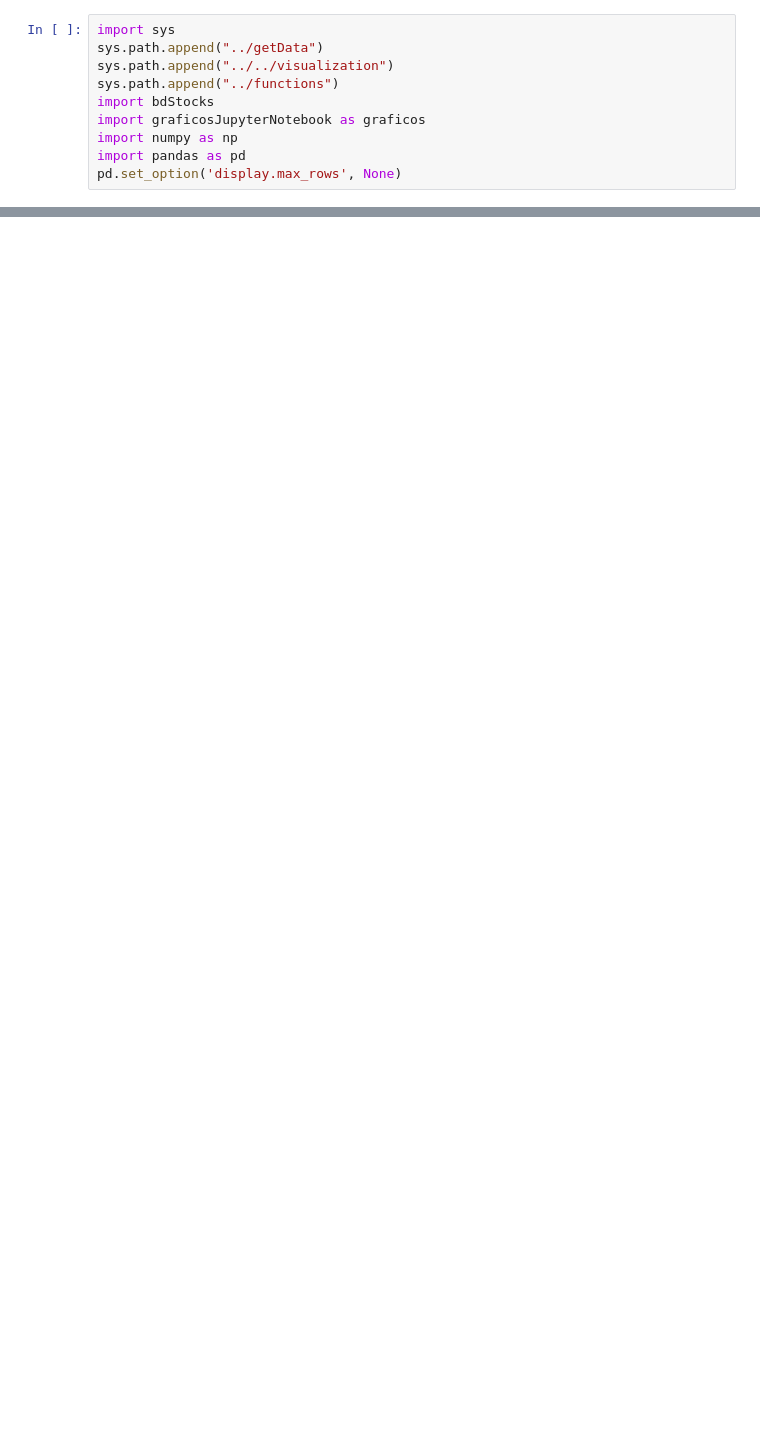
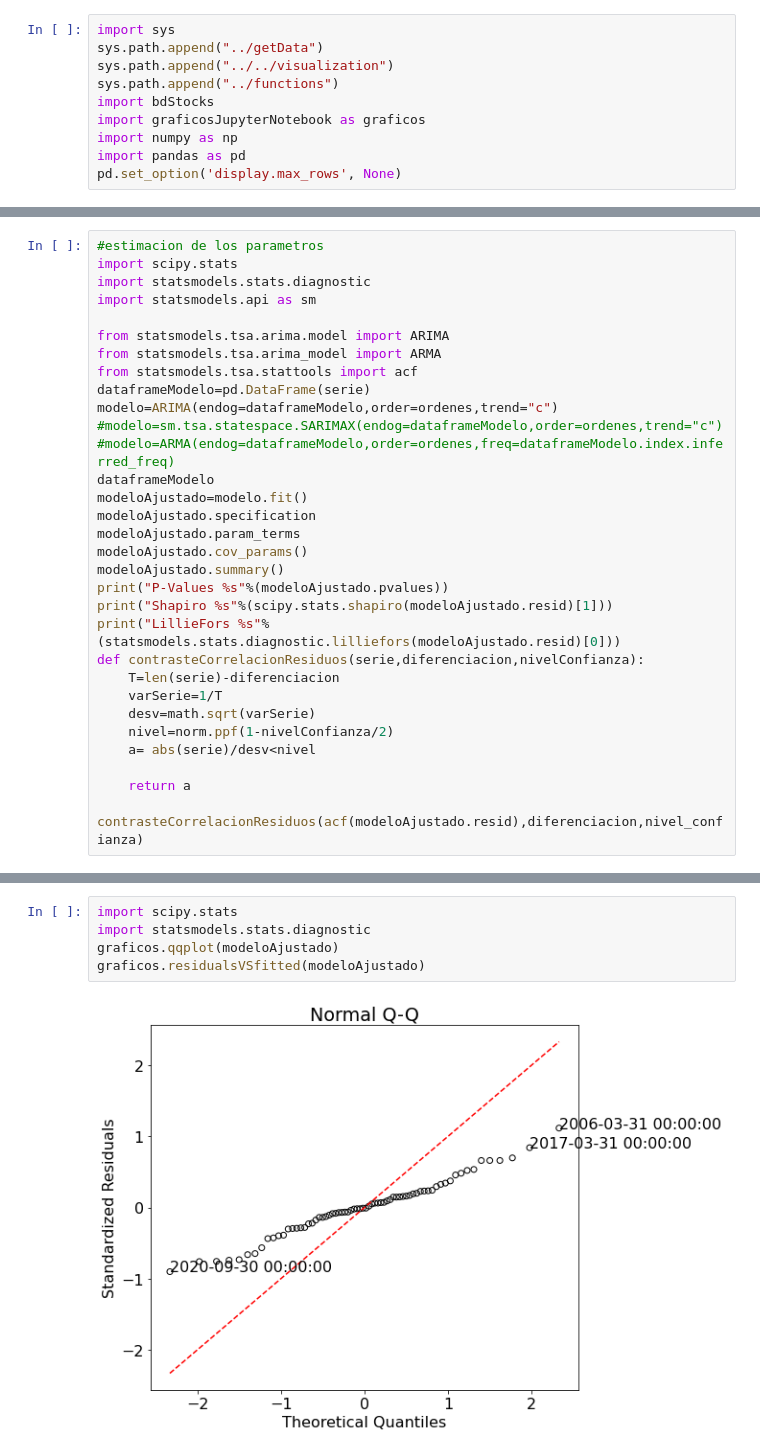
Before and after one commit to webclinic017/marketAnalyzer, a Jupyter notebook: analyzer/notebooks/ARIMA_Models.ipynb, the cells around one changed output, grey strips where cells are left out. Drawn from its saved outputs; the diff is of its cells as text; blank space fills up the shorter version.

```diff
--- a/analyzer/notebooks/ARIMA_Models.ipynb
+++ b/analyzer/notebooks/ARIMA_Models.ipynb
@@ -145,0 +200,32 @@ plt.bar(range(len(pcorr)),pcorr)
+# %%
+#estimacion de los parametros
+import scipy.stats
+import statsmodels.stats.diagnostic
+import statsmodels.api as sm
+
+from statsmodels.tsa.arima.model import ARIMA
+from statsmodels.tsa.arima_model import ARMA
+from statsmodels.tsa.stattools import acf
+dataframeModelo=pd.DataFrame(serie)
+modelo=ARIMA(endog=dataframeModelo,order=ordenes,trend="c")
+#modelo=sm.tsa.statespace.SARIMAX(endog=dataframeModelo,order=ordenes,trend="c")
+#modelo=ARMA(endog=dataframeModelo,order=ordenes,freq=dataframeModelo.index.inferred_freq)
+dataframeModelo
+modeloAjustado=modelo.fit()
+modeloAjustado.specification
+modeloAjustado.param_terms
+modeloAjustado.cov_params()
+modeloAjustado.summary()
+print("P-Values %s"%(modeloAjustado.pvalues))
+print("Shapiro %s"%(scipy.stats.shapiro(modeloAjustado.resid)[1]))
+print("LillieFors %s"%(statsmodels.stats.diagnostic.lilliefors(modeloAjustado.resid)[0]))
+def contrasteCorrelacionResiduos(serie,diferenciacion,nivelConfianza):
+    T=len(serie)-diferenciacion
+    varSerie=1/T
+    desv=math.sqrt(varSerie)
+    nivel=norm.ppf(1-nivelConfianza/2)
+    a= abs(serie)/desv<nivel
+
+    return a
+
+contrasteCorrelacionResiduos(acf(modeloAjustado.resid),diferenciacion,nivel_confianza)
@@ -145,0 +245,7 @@ plt.bar(range(len(pcorr)),pcorr)
+# %%
+import scipy.stats
+import statsmodels.stats.diagnostic
+graficos.qqplot(modeloAjustado)
+graficos.residualsVSfitted(modeloAjustado)
+# %% [output]
+[figure, added]
```
Also changed, not shown: parts of 18 cells of this notebook, 1 other file.
